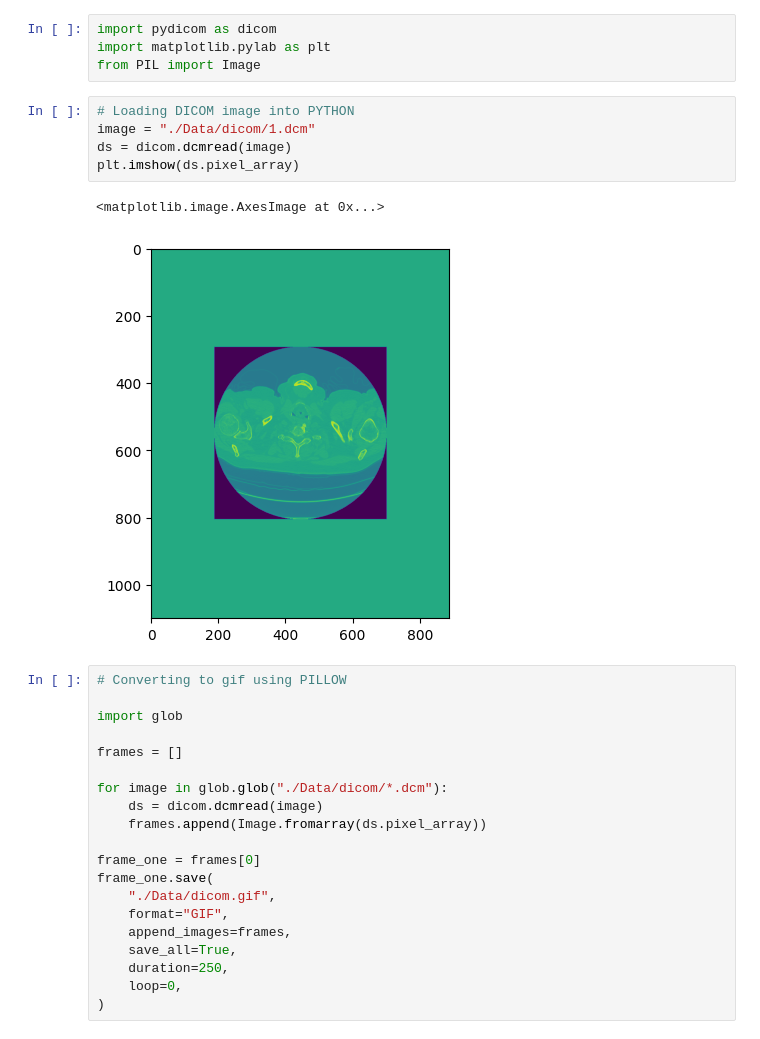
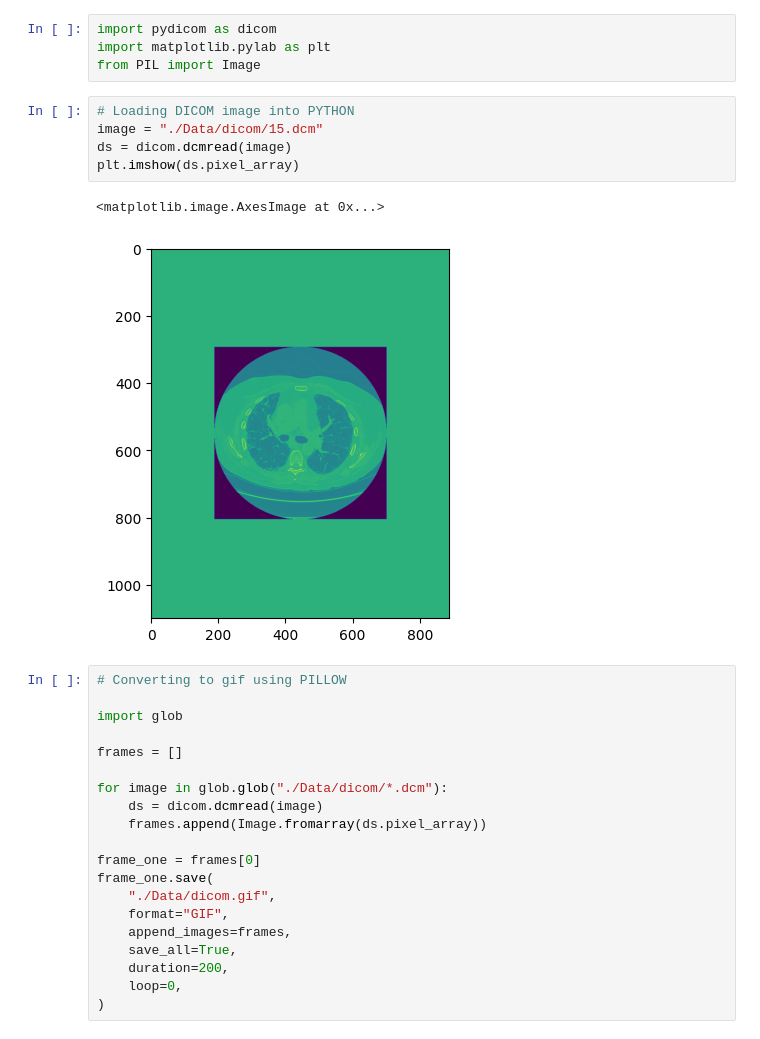
Before and after one commit to jvo1563/Skillstorm-Assignments, a Jupyter notebook: Week1/Pandas.ipynb, the cells around one changed output. Cells and saved outputs as stored; diff of their text form.

```diff
--- a/Week1/Pandas.ipynb
+++ b/Week1/Pandas.ipynb
@@ -292,12 +292,12 @@ import matplotlib.pylab as plt
 from PIL import Image
 # %%
 # Loading DICOM image into PYTHON
-image = "./Data/dicom/1.dcm"
+image = "./Data/dicom/15.dcm"
 ds = dicom.dcmread(image)
 plt.imshow(ds.pixel_array)
 # %% [output]
 <matplotlib.image.AxesImage at 0x...>
-[figure, old version]
+[figure, new version]
 # %%
 # Converting to gif using PILLOW
 
@@ -315,7 +315,7 @@ frame_one.save(
     format="GIF",
     append_images=frames,
     save_all=True,
-    duration=250,
+    duration=200,
     loop=0,
 )
 # %% [markdown]
```
Also changed, not shown: 1 other file.
